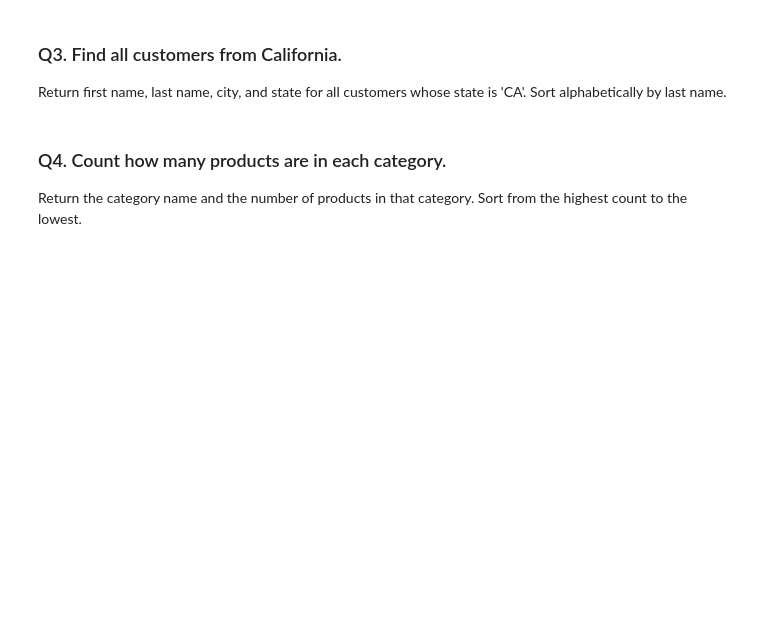
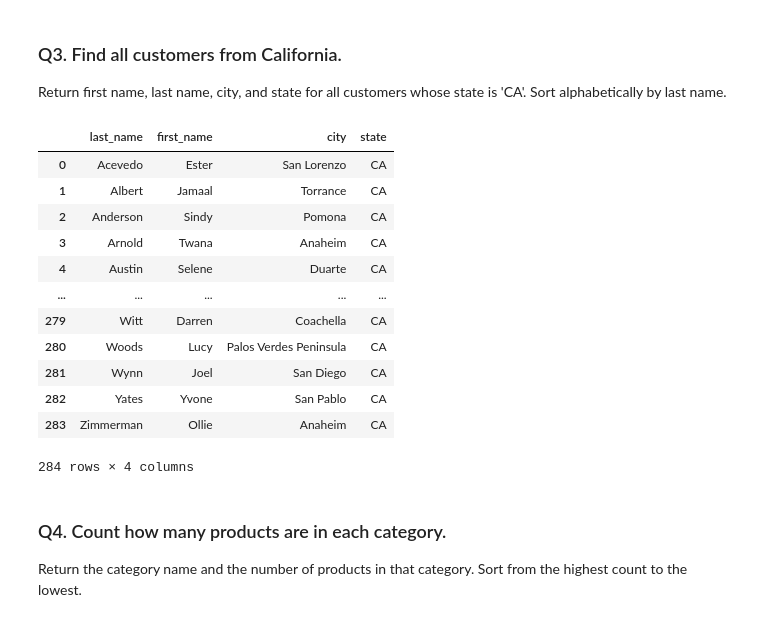
Before and after one commit to sithid/DataAnalysisModule3, a Jupyter notebook: Week3/workflow_practice.ipynb, the cells around one changed output. Saved outputs shown, nothing was run; the diff lists cells and outputs as text; code cells hidden in the pictures; blank space fills up the shorter version.

```diff
--- a/Week3/workflow_practice.ipynb
+++ b/Week3/workflow_practice.ipynb
@@ -153,7 +179,32 @@ Display each product name along with its list price. Sort by price in descending
 
 Return first name, last name, city, and state for all customers whose state is 'CA'. Sort alphabetically by last name.
 # %%
-# Your query here
+query3 = """
+SELECT
+  last_name,
+  first_name,
+  city,
+  state
+FROM customers
+WHERE state = 'CA'
+ORDER BY last_name ASC;
+"""
+
+pd.read_sql(query3, connection)
+# %% [output]
+|  | last_name | first_name | city | state |
+| 0 | Acevedo | Ester | San Lorenzo | CA |
+| 1 | Albert | Jamaal | Torrance | CA |
+| 2 | Anderson | Sindy | Pomona | CA |
+| 3 | Arnold | Twana | Anaheim | CA |
+| 4 | Austin | Selene | Duarte | CA |
+| ... | ... | ... | ... | ... |
+| 279 | Witt | Darren | Coachella | CA |
+| 280 | Woods | Lucy | Palos Verdes Peninsula | CA |
+| 281 | Wynn | Joel | San Diego | CA |
+| 282 | Yates | Yvone | San Pablo | CA |
+| 283 | Zimmerman | Ollie | Anaheim | CA |
+284 rows × 4 columns
 # %% [markdown]
 ### Q4. Count how many products are in each category.
 
```
Also changed, not shown: parts of 8 cells of this notebook, 5 other files.
